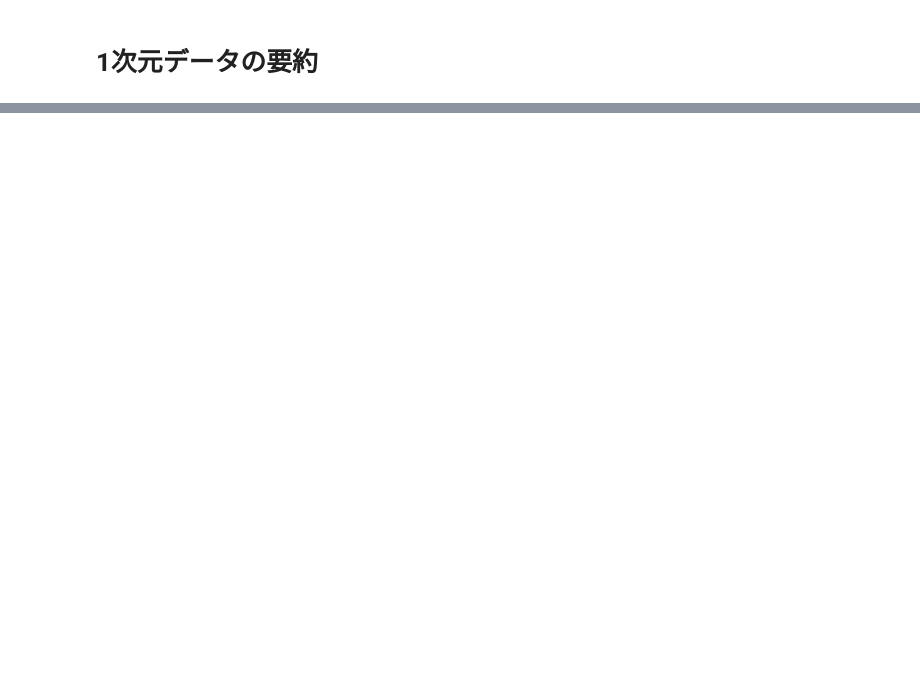
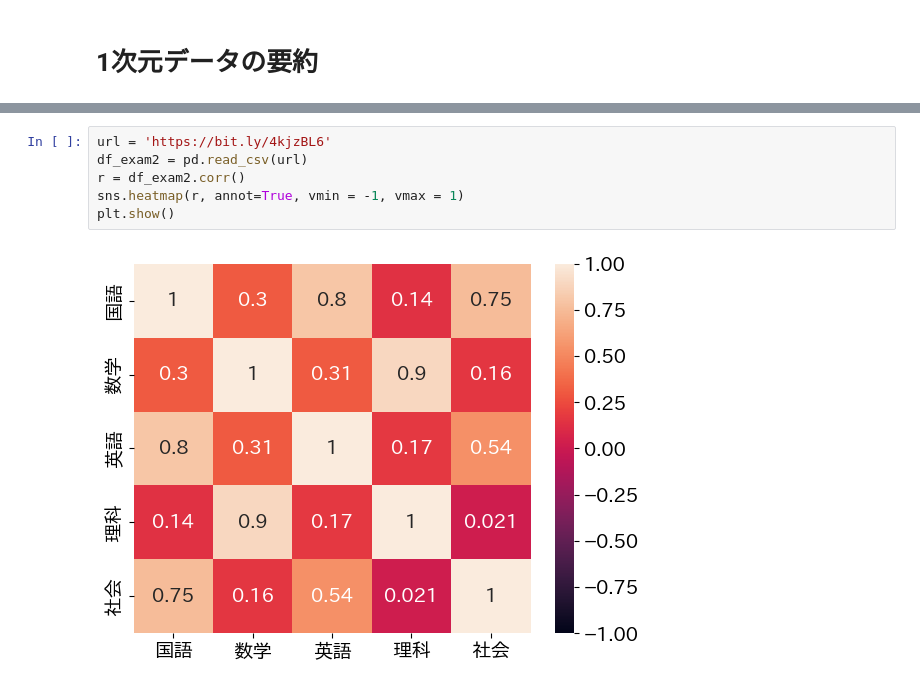
Before and after one commit to yoshida-nu/lec_datascience, a Jupyter notebook: doc/datascience_notebook02.ipynb, the cells around one changed output, grey strips where cells are left out. Cells and saved outputs as stored; diff of their text form; blank space fills up the shorter version.

```diff
--- a/doc/datascience_notebook02.ipynb
+++ b/doc/datascience_notebook02.ipynb
@@ -871,0 +421,8 @@ plt.show()
+# %%
+url = 'https://bit.ly/4kjzBL6'
+df_exam2 = pd.read_csv(url)
+r = df_exam2.corr()
+sns.heatmap(r, annot=True, vmin = -1, vmax = 1)
+plt.show()
+# %% [output]
+[figure, added]
```
Also changed, not shown: parts of 118 cells of this notebook, 2 other files.
